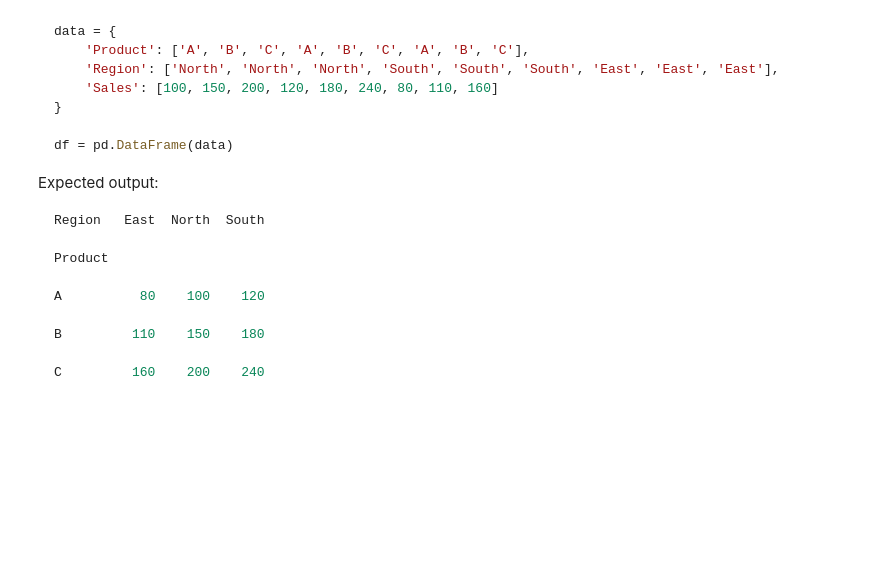
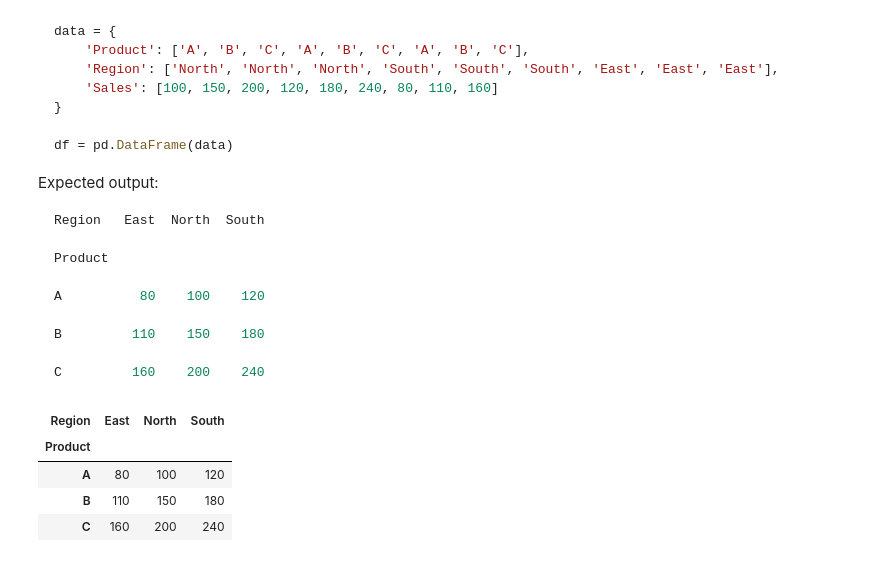
Before and after one commit to okravtsova123/ironhack_study, a Jupyter notebook: content/2.3_combining_structuring_data.ipynb, the cells around one changed output. Drawn from its saved outputs; the diff is of its cells as text; code cells hidden in the pictures; blank space fills up the shorter version.

```diff
--- a/content/2.3_combining_structuring_data.ipynb
+++ b/content/2.3_combining_structuring_data.ipynb
@@ -343,0 +399,20 @@ C         160    200    240
+# %%
+import pandas as pd
+
+data = {
+    'Product': ['A', 'B', 'C', 'A', 'B', 'C', 'A', 'B', 'C'],
+    'Region': ['North', 'North', 'North', 'South', 'South', 'South', 'East', 'East', 'East'],
+    'Sales': [100, 150, 200, 120, 180, 240, 80, 110, 160]
+}
+
+df = pd.DataFrame(data)
+# %%
+df_pivot=df.pivot_table(index='Product',columns='Region', values='Sales', aggfunc=sum)
+# %%
+df_pivot
+# %% [output]
+| Region | East | North | South |
+| Product |  |  |  |
+| A | 80 | 100 | 120 |
+| B | 110 | 150 | 180 |
+| C | 160 | 200 | 240 |
```
Also changed, not shown: parts of 6 cells of this notebook, 1 other file.
